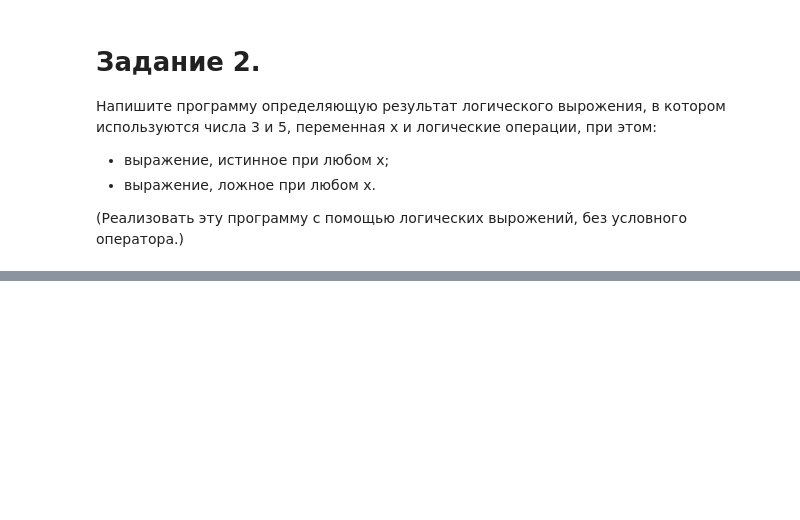
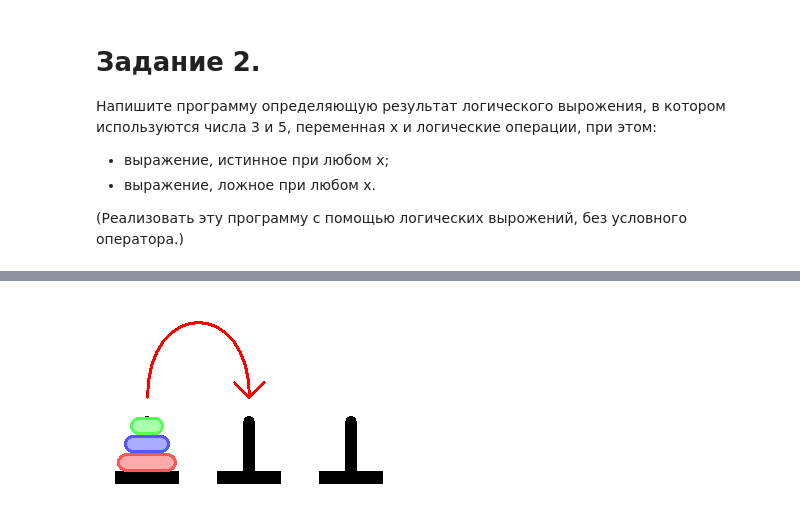
Before and after one commit to jbruler/rudn-python-labs, a Jupyter notebook: lab 03/lab 3.ipynb, the cells around one changed output, grey strips where cells are left out. Drawn from its saved outputs; the diff is of its cells as text; code cells hidden in the pictures; blank space fills up the shorter version.

```diff
--- a/lab 03/lab 3.ipynb
+++ b/lab 03/lab 3.ipynb
@@ -213,0 +576,9 @@ print('Результат этого логического выражения
+# %%
+# Так можно добавлять картинки
+
+from IPython.display import Image # вызов из библиотеки определённой функции
+Image("Ханойская башня.gif")              # вызов функции и передача ей в качестве аргумента пути к файлу
+
+# (в данном случае фаил находится в той же папке)
+# %% [output]
+[figure, added]
```
Also changed, not shown: parts of 71 cells of this notebook.
